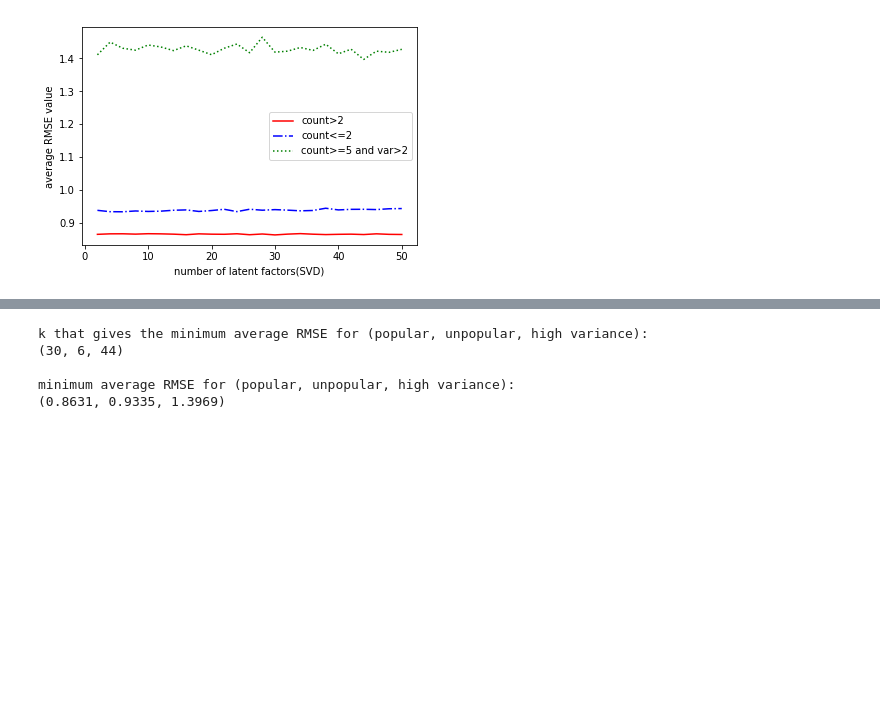
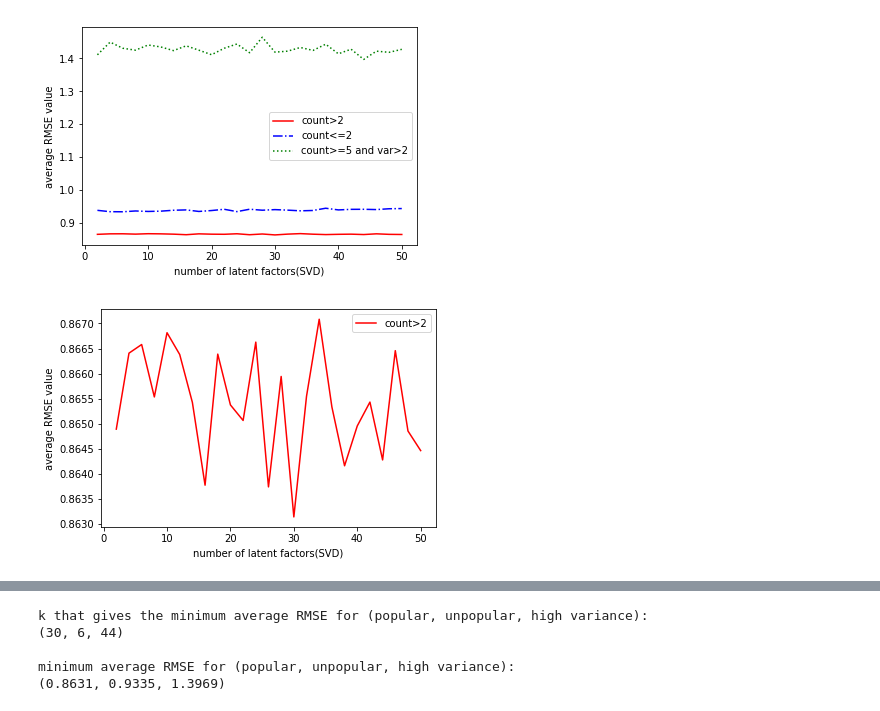
Before and after one commit to popo0293/EE219Project3, a Jupyter notebook: Project3.ipynb, the cells around one changed output, grey strips where cells are left out. Drawn from its saved outputs; the diff is of its cells as text; code cells hidden in the pictures; blank space fills up the shorter version.

```diff
--- a/Project3.ipynb
+++ b/Project3.ipynb
@@ -684,3 +684,11 @@ plt.legend(handles=[l1, l2, l3])
 plt.show()
 # %% [output]
 [figure]
+# %%
+l1, = plt.plot(k_svd, rmse_pop_svd, 'r-', label='count>2')
+plt.xlabel('number of latent factors(SVD)')
+plt.ylabel('average RMSE value')
+plt.legend(handles=[l1])
+plt.show()
+# %% [output]
+[figure, added]
```
Also changed, not shown: parts of 2 cells of this notebook.
